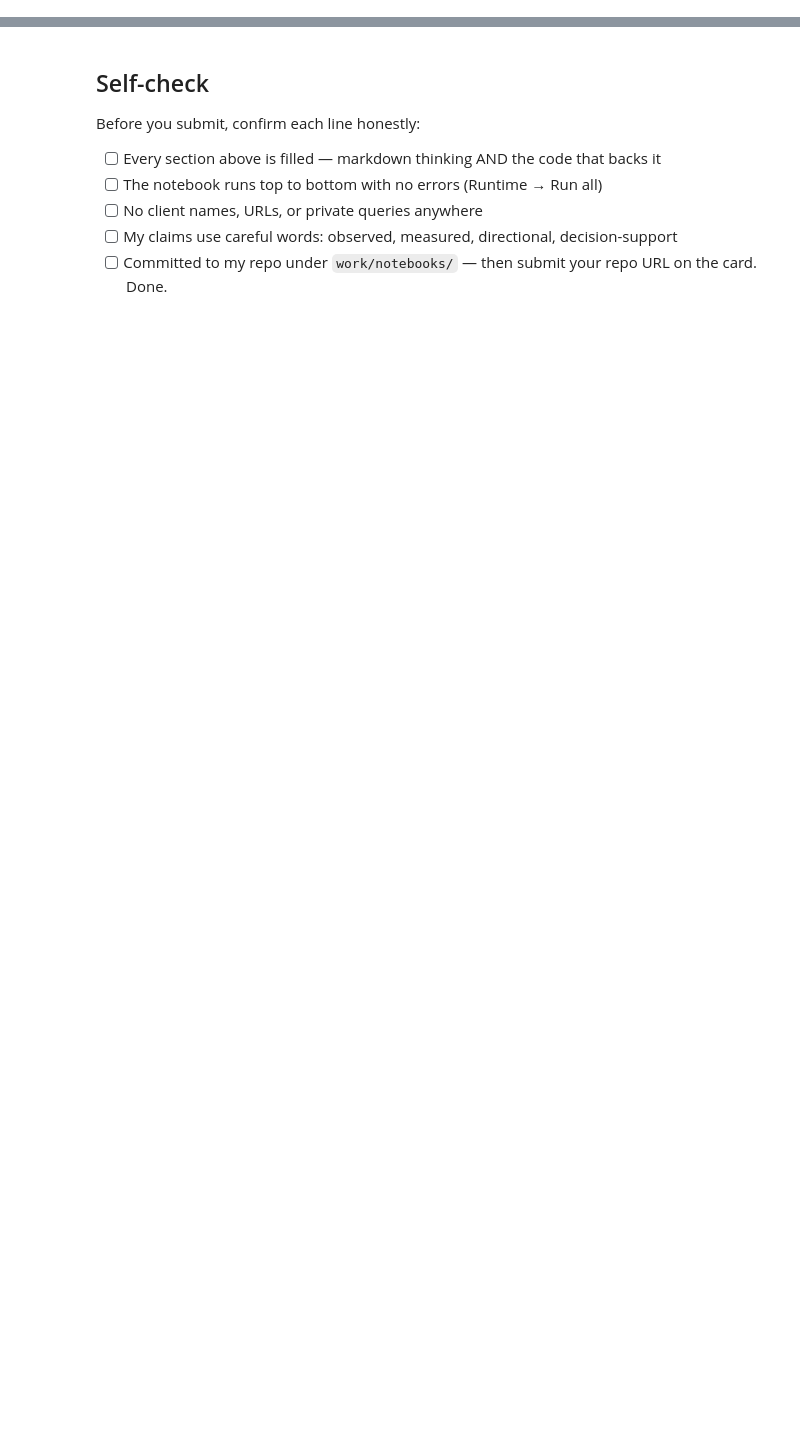
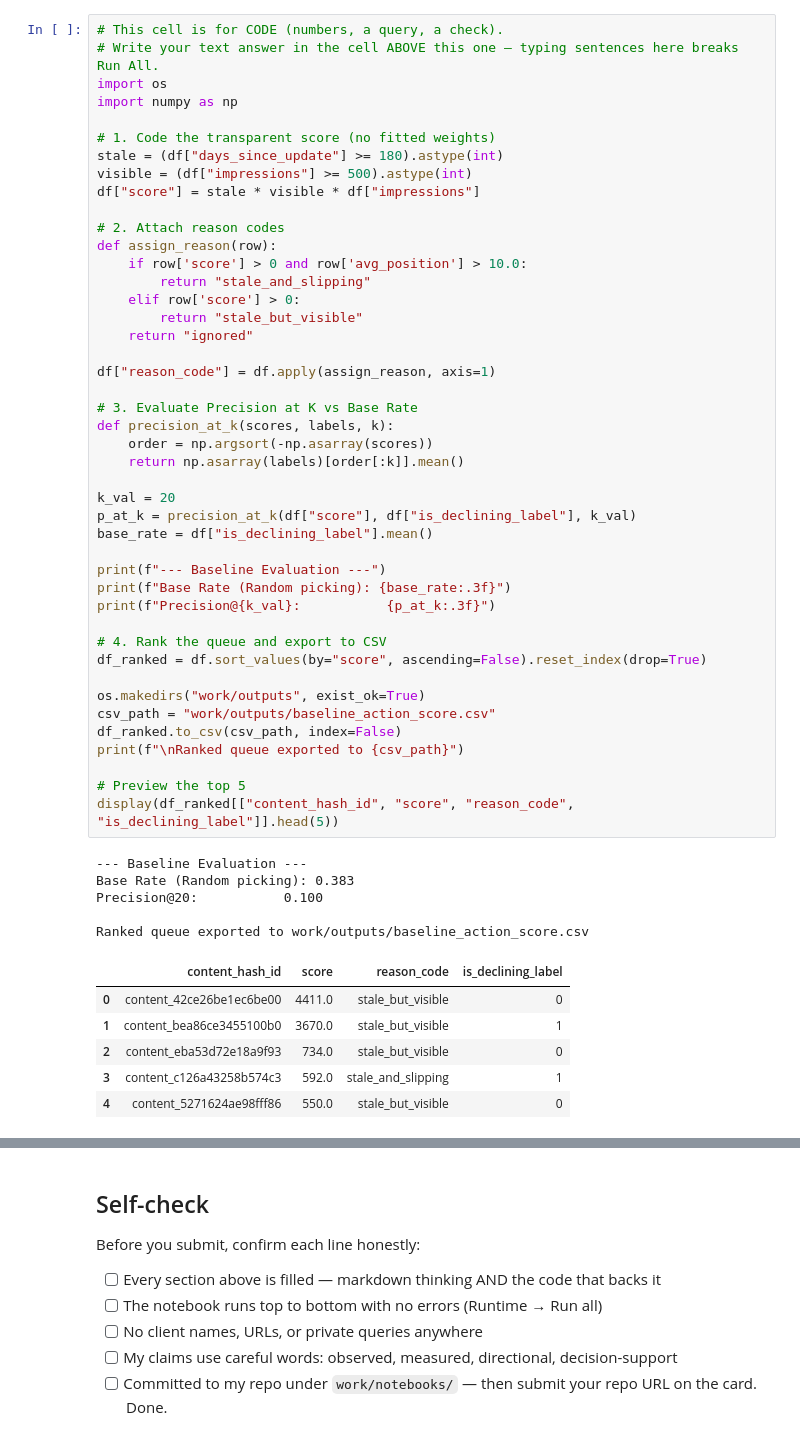
Before and after one commit to Ibrahim-1rfan/Flyrank-, a Jupyter notebook: work/notebooks/w04_baseline_score.ipynb, the cells around one changed output, grey strips where cells are left out. Saved outputs shown, nothing was run; the diff lists cells and outputs as text; blank space fills up the shorter version.

```diff
--- a/work/notebooks/w04_baseline_score.ipynb
+++ b/work/notebooks/w04_baseline_score.ipynb
@@ -36,0 +74,56 @@ This skeleton is yours to fill. Work the sections **in order** — each one has
+# %%
+# This cell is for CODE (numbers, a query, a check).
+# Write your text answer in the cell ABOVE this one — typing sentences here breaks Run All.
+import os
+import numpy as np
+
+# 1. Code the transparent score (no fitted weights)
+stale = (df["days_since_update"] >= 180).astype(int)
+visible = (df["impressions"] >= 500).astype(int)
+df["score"] = stale * visible * df["impressions"]
+
+# 2. Attach reason codes
+def assign_reason(row):
+    if row['score'] > 0 and row['avg_position'] > 10.0:
+        return "stale_and_slipping"
+    elif row['score'] > 0:
+        return "stale_but_visible"
+    return "ignored"
+
+df["reason_code"] = df.apply(assign_reason, axis=1)
+
+# 3. Evaluate Precision at K vs Base Rate
+def precision_at_k(scores, labels, k):
+    order = np.argsort(-np.asarray(scores))
+    return np.asarray(labels)[order[:k]].mean()
+
+k_val = 20
+p_at_k = precision_at_k(df["score"], df["is_declining_label"], k_val)
+base_rate = df["is_declining_label"].mean()
+
+print(f"--- Baseline Evaluation ---")
+print(f"Base Rate (Random picking): {base_rate:.3f}")
+print(f"Precision@{k_val}:           {p_at_k:.3f}")
+
+# 4. Rank the queue and export to CSV
+df_ranked = df.sort_values(by="score", ascending=False).reset_index(drop=True)
+
+os.makedirs("work/outputs", exist_ok=True)
+csv_path = "work/outputs/baseline_action_score.csv"
+df_ranked.to_csv(csv_path, index=False)
+print(f"\nRanked queue exported to {csv_path}")
+
+# Preview the top 5
+display(df_ranked[["content_hash_id", "score", "reason_code", "is_declining_label"]].head(5))
+# %% [output]
+--- Baseline Evaluation ---
+Base Rate (Random picking): 0.383
+Precision@20:           0.100
+
+Ranked queue exported to work/outputs/baseline_action_score.csv
+|  | content_hash_id | score | reason_code | is_declining_label |
+| 0 | content_42ce26be1ec6be00 | 4411.0 | stale_but_visible | 0 |
+| 1 | content_bea86ce3455100b0 | 3670.0 | stale_but_visible | 1 |
+| 2 | content_eba53d72e18a9f93 | 734.0 | stale_but_visible | 0 |
+| 3 | content_c126a43258b574c3 | 592.0 | stale_and_slipping | 1 |
+| 4 | content_5271624ae98fff86 | 550.0 | stale_but_visible | 0 |
```
Also changed, not shown: parts of 15 cells of this notebook.
